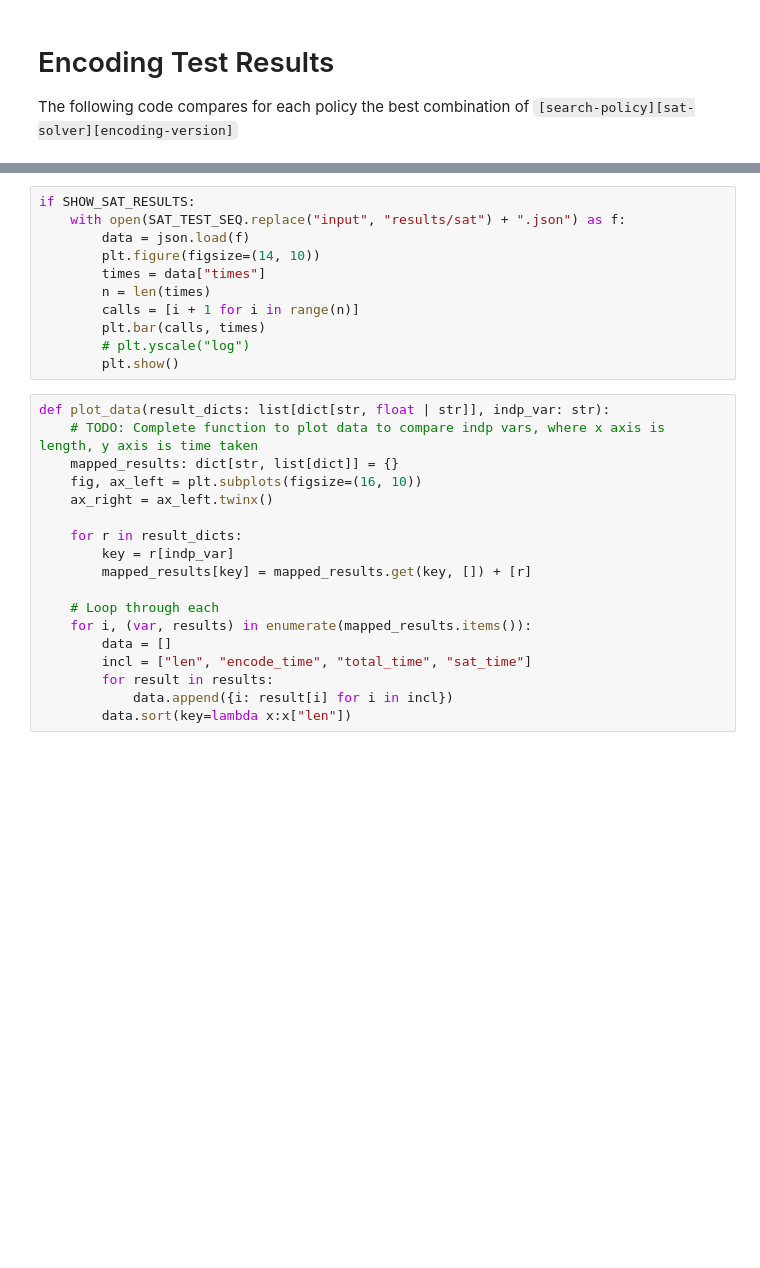
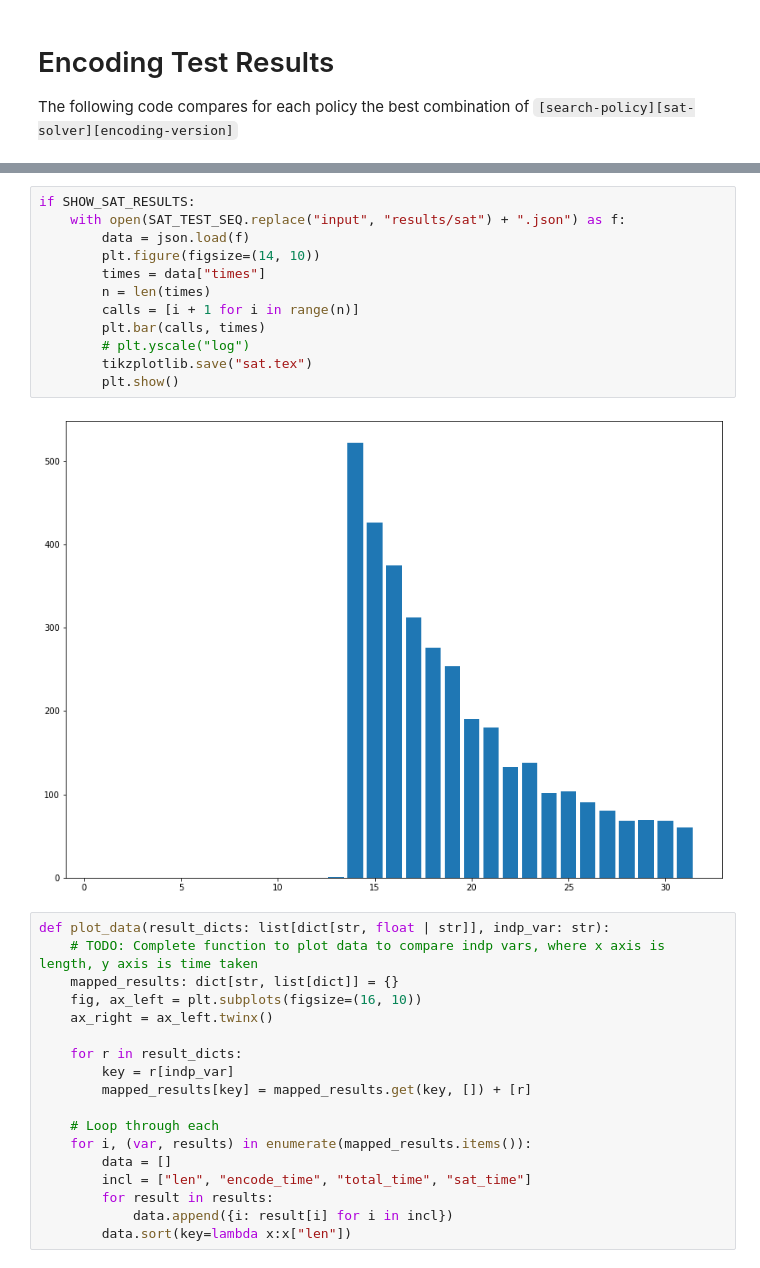
Before and after one commit to angary/protein-folding-sat, a Jupyter notebook: analysis.ipynb, the cells around one changed output, grey strips where cells are left out. Saved outputs shown, nothing was run; the diff lists cells and outputs as text; blank space fills up the shorter version.

```diff
--- a/analysis.ipynb
+++ b/analysis.ipynb
@@ -105,14 +145,17 @@ if SHOW_ENCODING_RESULTS:
 # %%
 if SHOW_SAT_RESULTS:
     with open(SAT_TEST_SEQ.replace("input", "results/sat") + ".json") as f:
         data = json.load(f)
         plt.figure(figsize=(14, 10))
         times = data["times"]
         n = len(times)
         calls = [i + 1 for i in range(n)]
         plt.bar(calls, times)
         # plt.yscale("log")
+        tikzplotlib.save("sat.tex")
         plt.show()
+# %% [output]
+[figure, added]
 # %%
 def plot_data(result_dicts: list[dict[str, float | str]], indp_var: str):
     # TODO: Complete function to plot data to compare indp vars, where x axis is length, y axis is time taken
```
Also changed, not shown: parts of 5 cells of this notebook, 2 other files.
